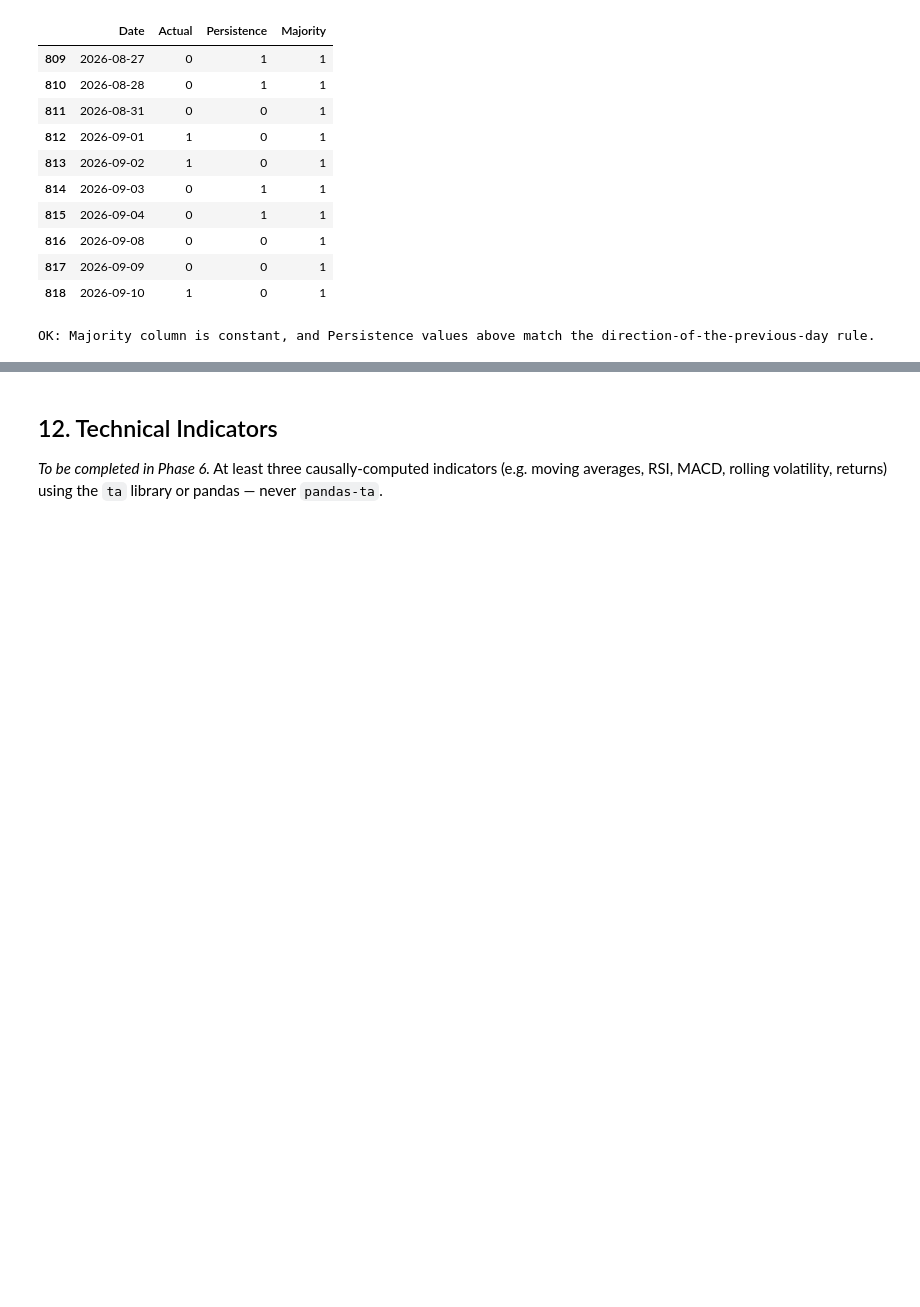
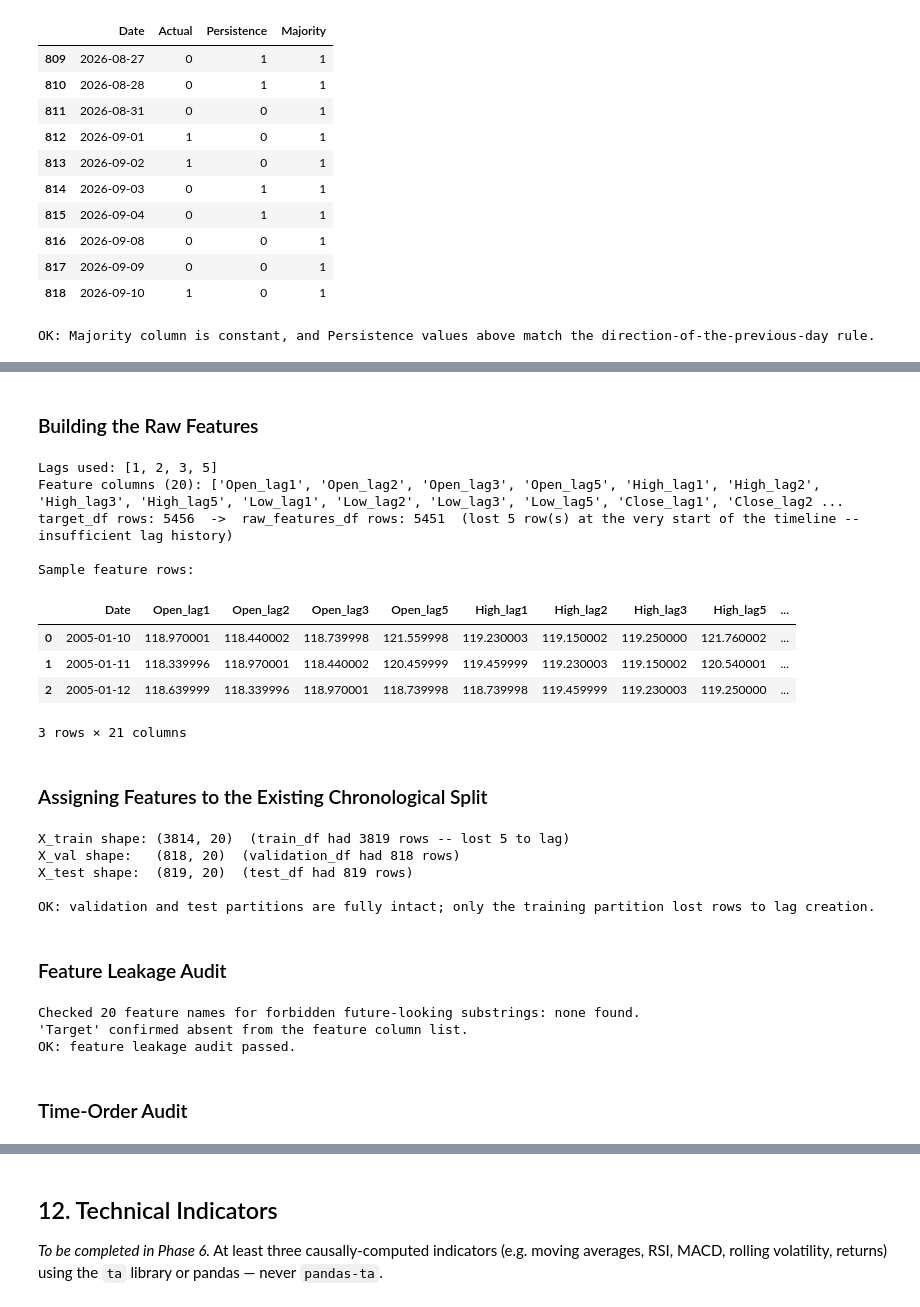
Before and after one commit to YushBytes/stock-price-movement-predictor, a Jupyter notebook: notebooks/stock_price_movement_predictor.ipynb, the cells around one changed output, grey strips where cells are left out. Cells and saved outputs as stored; diff of their text form; code cells hidden in the pictures; blank space fills up the shorter version.

```diff
--- a/notebooks/stock_price_movement_predictor.ipynb
+++ b/notebooks/stock_price_movement_predictor.ipynb
@@ -576,0 +585,79 @@ _To be completed in Phase 5._ Logistic Regression trained on raw/lagged OHLCV fe
+# %% [markdown]
+### Building the Raw Features
+# %%
+from src.features import RAW_FEATURE_LAGS, build_raw_features
+
+raw_features_df = build_raw_features(target_df)
+raw_feature_columns = [c for c in raw_features_df.columns if c != "Date"]
+
+rows_lost_to_lag = len(target_df) - len(raw_features_df)
+print(f"Lags used: {RAW_FEATURE_LAGS}")
+print(f"Feature columns ({len(raw_feature_columns)}): {raw_feature_columns}")
+print(f"target_df rows: {len(target_df)}  ->  raw_features_df rows: {len(raw_features_df)}  "
+      f"(lost {rows_lost_to_lag} row(s) at the very start of the timeline -- insufficient lag history)")
+print()
+print("Sample feature rows:")
+display(raw_features_df.head(3))
+# %% [output]
+Lags used: [1, 2, 3, 5]
+Feature columns (20): ['Open_lag1', 'Open_lag2', 'Open_lag3', 'Open_lag5', 'High_lag1', 'High_lag2', 'High_lag3', 'High_lag5', 'Low_lag1', 'Low_lag2', 'Low_lag3', 'Low_lag5', 'Close_lag1', 'Close_lag2 ...
+target_df rows: 5456  ->  raw_features_df rows: 5451  (lost 5 row(s) at the very start of the timeline -- insufficient lag history)
+
+Sample feature rows:
+|  | Date | Open_lag1 | Open_lag2 | Open_lag3 | Open_lag5 | High_lag1 | High_lag2 | High_lag3 | High_lag5 | ... |
+| 0 | 2005-01-10 | 118.970001 | 118.440002 | 118.739998 | 121.559998 | 119.230003 | 119.150002 | 119.250000 | 121.760002 | ... |
+| 1 | 2005-01-11 | 118.339996 | 118.970001 | 118.440002 | 120.459999 | 119.459999 | 119.230003 | 119.150002 | 120.540001 | ... |
+| 2 | 2005-01-12 | 118.639999 | 118.339996 | 118.970001 | 118.739998 | 118.739998 | 119.459999 | 119.230003 | 119.250000 | ... |
+3 rows × 21 columns
+# %% [markdown]
+### Assigning Features to the Existing Chronological Split
+# %%
+features_with_target = raw_features_df.merge(target_df[["Date", "Target"]], on="Date", how="inner")
+
+train_dates = set(train_df["Date"])
+validation_dates = set(validation_df["Date"])
+test_dates = set(test_df["Date"])
+
+train_features_df = features_with_target[features_with_target["Date"].isin(train_dates)].reset_index(drop=True)
+validation_features_df = features_with_target[features_with_target["Date"].isin(validation_dates)].reset_index(drop=True)
+test_features_df = features_with_target[features_with_target["Date"].isin(test_dates)].reset_index(drop=True)
+
+X_train, y_train = train_features_df[raw_feature_columns], train_features_df["Target"]
+X_val, y_val = validation_features_df[raw_feature_columns], validation_features_df["Target"]
+X_test, y_test = test_features_df[raw_feature_columns], test_features_df["Target"]
+
+print(f"X_train shape: {X_train.shape}  (train_df had {len(train_df)} rows -- lost {len(train_df) - len(X_train)} to lag)")
+print(f"X_val shape:   {X_val.shape}  (validation_df had {len(validation_df)} rows)")
+print(f"X_test shape:  {X_test.shape}  (test_df had {len(test_df)} rows)")
+
+assert len(X_val) == len(validation_df), "Validation partition should be fully intact (not at the start of the timeline)."
+assert len(X_test) == len(test_df), "Test partition should be fully intact (not at the start of the timeline)."
+print()
+print("OK: validation and test partitions are fully intact; only the training partition lost rows to lag creation.")
+# %% [output]
+X_train shape: (3814, 20)  (train_df had 3819 rows -- lost 5 to lag)
+X_val shape:   (818, 20)  (validation_df had 818 rows)
+X_test shape:  (819, 20)  (test_df had 819 rows)
+
+OK: validation and test partitions are fully intact; only the training partition lost rows to lag creation.
+# %% [markdown]
+### Feature Leakage Audit
+# %%
+from src.preprocessing import assert_no_target_leakage
+
+forbidden_substrings = ["future", "next_close", "close_plus", "close_tomorrow", "target_shifted", "tomorrow"]
+suspicious_names = [c for c in raw_feature_columns if any(s in c.lower() for s in forbidden_substrings)]
+assert not suspicious_names, f"Feature name(s) suggest future information: {suspicious_names}"
+
+assert "Target" not in raw_feature_columns, "Target must not appear in the feature column list."
+assert_no_target_leakage(raw_feature_columns)  # also checks known future-derived helper names
+
+print(f"Checked {len(raw_feature_columns)} feature names for forbidden future-looking substrings: none found.")
+print("'Target' confirmed absent from the feature column list.")
+print("OK: feature leakage audit passed.")
+# %% [output]
+Checked 20 feature names for forbidden future-looking substrings: none found.
+'Target' confirmed absent from the feature column list.
+OK: feature leakage audit passed.
+# %% [markdown]
+### Time-Order Audit
```
Also changed, not shown: parts of 10 cells of this notebook, 5 other files.
